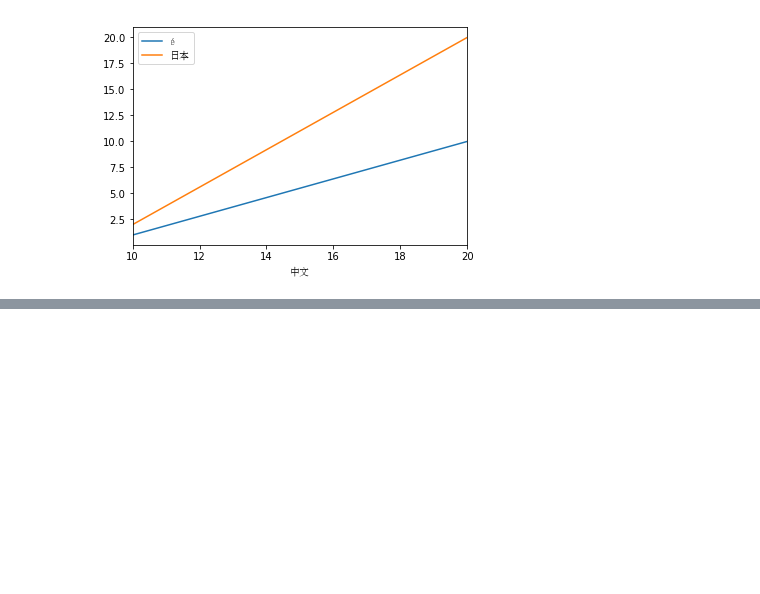
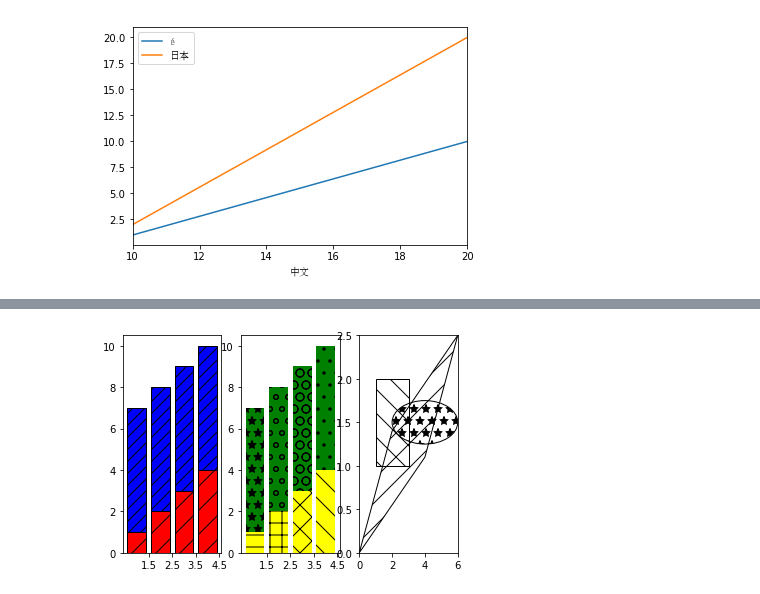
Before and after one commit to WoodExplorer/dissertation__recommendation_system__experiment, a Jupyter notebook: How to draw Chinese legend and Chinese axis title and many other things?.ipynb, the cells around one changed output, grey strips where cells are left out. Saved outputs shown, nothing was run; the diff lists cells and outputs as text; code cells hidden in the pictures; blank space fills up the shorter version.

```diff
--- a/How to draw Chinese legend and Chinese axis title?.ipynb
+++ b/How to draw Chinese legend and Chinese axis title and many other things?.ipynb
@@ -167,0 +245,34 @@ plt.show()
+# %%
+"""
+Hatching (pattern filled polygons) is supported currently in the PS,
+PDF, SVG and Agg backends only.
+"""
+import matplotlib.pyplot as plt
+from matplotlib.patches import Ellipse, Polygon
+
+fig = plt.figure()
+ax1 = fig.add_subplot(131)
+ax1.bar(range(1, 5), range(1, 5), color='red', edgecolor='black', hatch="/")
+ax1.bar(range(1, 5), [6] * 4, bottom=range(1, 5), color='blue', edgecolor='black', hatch='//')
+ax1.set_xticks([1.5, 2.5, 3.5, 4.5])
+
+ax2 = fig.add_subplot(132)
+bars = ax2.bar(range(1, 5), range(1, 5), color='yellow', ecolor='black') + \
+    ax2.bar(range(1, 5), [6] * 4, bottom=range(1, 5), color='green', ecolor='black')
+ax2.set_xticks([1.5, 2.5, 3.5, 4.5])
+
+patterns = ('-', '+', 'x', '\\', '*', 'o', 'O', '.')
+for bar, pattern in zip(bars, patterns):
+    bar.set_hatch(pattern)
+
+ax3 = fig.add_subplot(133)
+ax3.fill([1, 3, 3, 1], [1, 1, 2, 2], fill=False, hatch='\\')
+ax3.add_patch(Ellipse((4, 1.5), 4, 0.5, fill=False, hatch='*'))
+ax3.add_patch(Polygon([[0, 0], [4, 1.1], [6, 2.5], [2, 1.4]], closed=True,
+                      fill=False, hatch='/'))
+ax3.set_xlim((0, 6))
+ax3.set_ylim((0, 2.5))
+
+plt.show()
+# %% [output]
+[figure, added]
```
Also changed, not shown: parts of 7 cells of this notebook, 3 other files.
